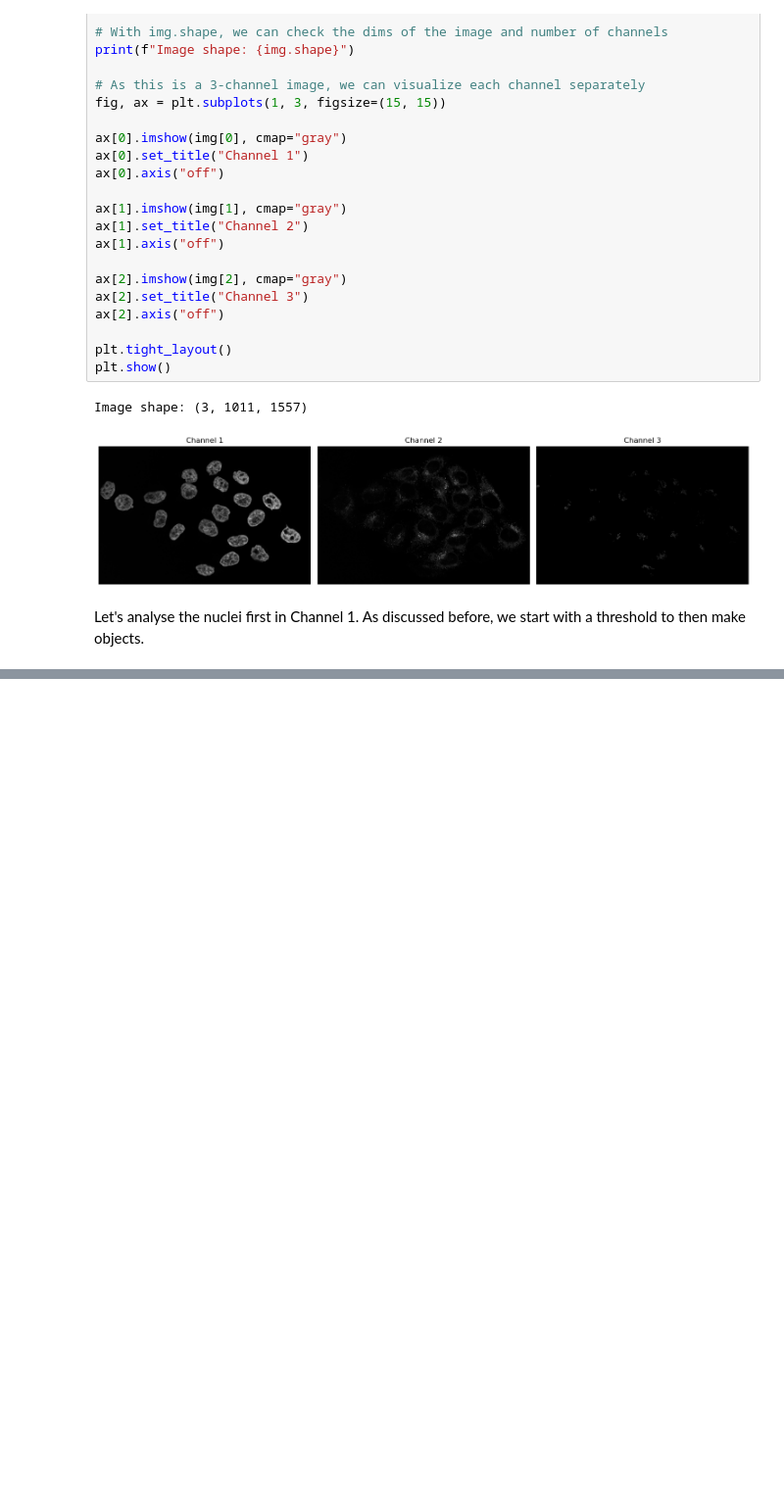
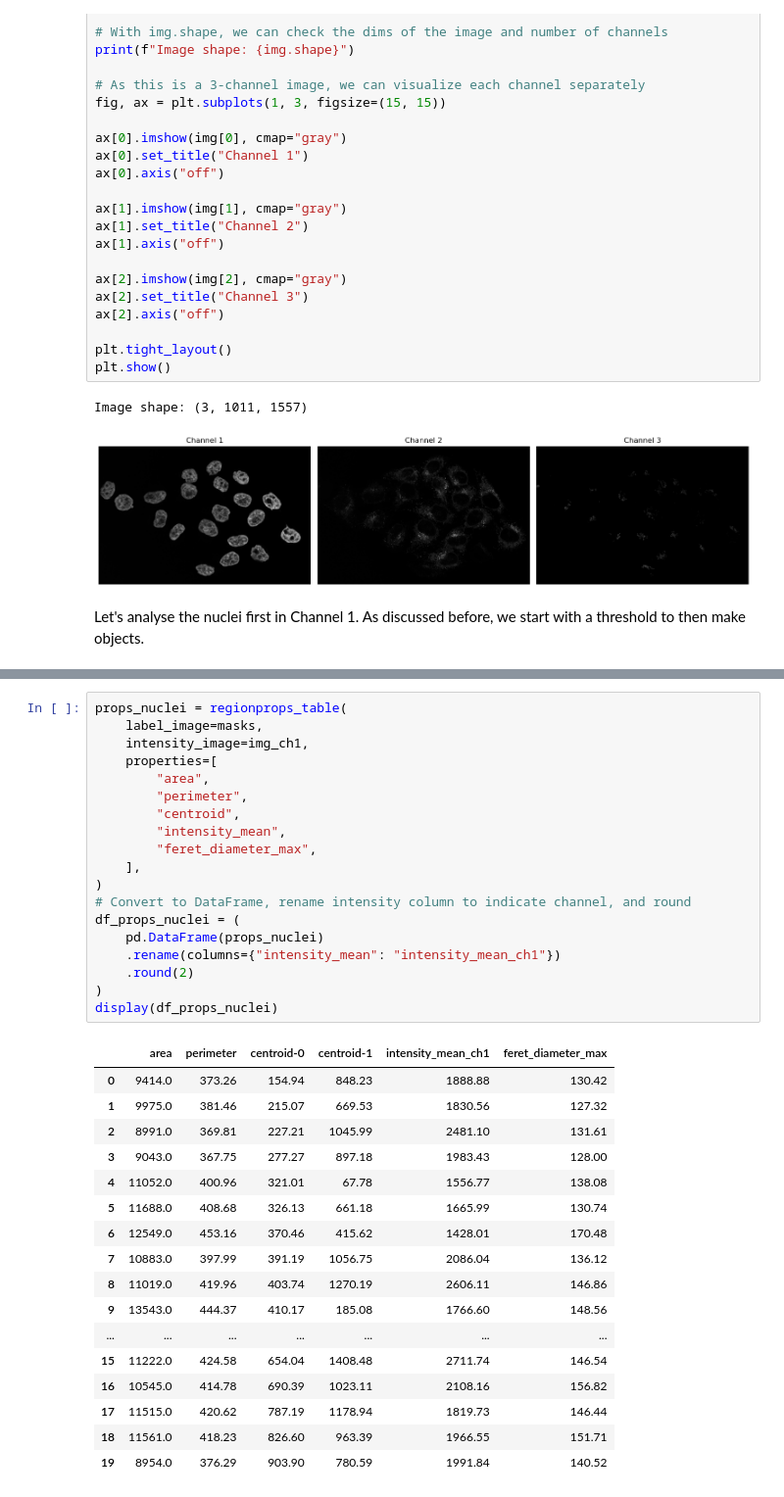
Before and after one commit to m-albert/mnb-image-analysis, a Jupyter notebook: materials/feature_extraction/feature_extraction.ipynb, the cells around one changed output, grey strips where cells are left out. Shown at 98% size. Cells and saved outputs as stored; diff of their text form; blank space fills up the shorter version.

```diff
--- a/materials/feature_extraction/feature_extraction.ipynb
+++ b/materials/feature_extraction/feature_extraction.ipynb
@@ -132,0 +204,37 @@ plt.show()
+# %%
+props_nuclei = regionprops_table(
+    label_image=masks,
+    intensity_image=img_ch1,
+    properties=[
+        "area",
+        "perimeter",
+        "centroid",
+        "intensity_mean",
+        "feret_diameter_max",
+    ],
+)
+# Convert to DataFrame, rename intensity column to indicate channel, and round
+df_props_nuclei = (
+    pd.DataFrame(props_nuclei)
+    .rename(columns={"intensity_mean": "intensity_mean_ch1"})
+    .round(2)
+)
+display(df_props_nuclei)
+# %% [output]
+|  | area | perimeter | centroid-0 | centroid-1 | intensity_mean_ch1 | feret_diameter_max |
+| 0 | 9414.0 | 373.26 | 154.94 | 848.23 | 1888.88 | 130.42 |
+| 1 | 9975.0 | 381.46 | 215.07 | 669.53 | 1830.56 | 127.32 |
+| 2 | 8991.0 | 369.81 | 227.21 | 1045.99 | 2481.10 | 131.61 |
+| 3 | 9043.0 | 367.75 | 277.27 | 897.18 | 1983.43 | 128.00 |
+| 4 | 11052.0 | 400.96 | 321.01 | 67.78 | 1556.77 | 138.08 |
+| 5 | 11688.0 | 408.68 | 326.13 | 661.18 | 1665.99 | 130.74 |
+| 6 | 12549.0 | 453.16 | 370.46 | 415.62 | 1428.01 | 170.48 |
+| 7 | 10883.0 | 397.99 | 391.19 | 1056.75 | 2086.04 | 136.12 |
+| 8 | 11019.0 | 419.96 | 403.74 | 1270.19 | 2606.11 | 146.86 |
+| 9 | 13543.0 | 444.37 | 410.17 | 185.08 | 1766.60 | 148.56 |
+| ... | ... | ... | ... | ... | ... | ... |
+| 15 | 11222.0 | 424.58 | 654.04 | 1408.48 | 2711.74 | 146.54 |
+| 16 | 10545.0 | 414.78 | 690.39 | 1023.11 | 2108.16 | 156.82 |
+| 17 | 11515.0 | 420.62 | 787.19 | 1178.94 | 1819.73 | 146.44 |
+| 18 | 11561.0 | 418.23 | 826.60 | 963.39 | 1966.55 | 151.71 |
+| 19 | 8954.0 | 376.29 | 903.90 | 780.59 | 1991.84 | 140.52 |
```
Also changed, not shown: parts of 13 cells of this notebook.
